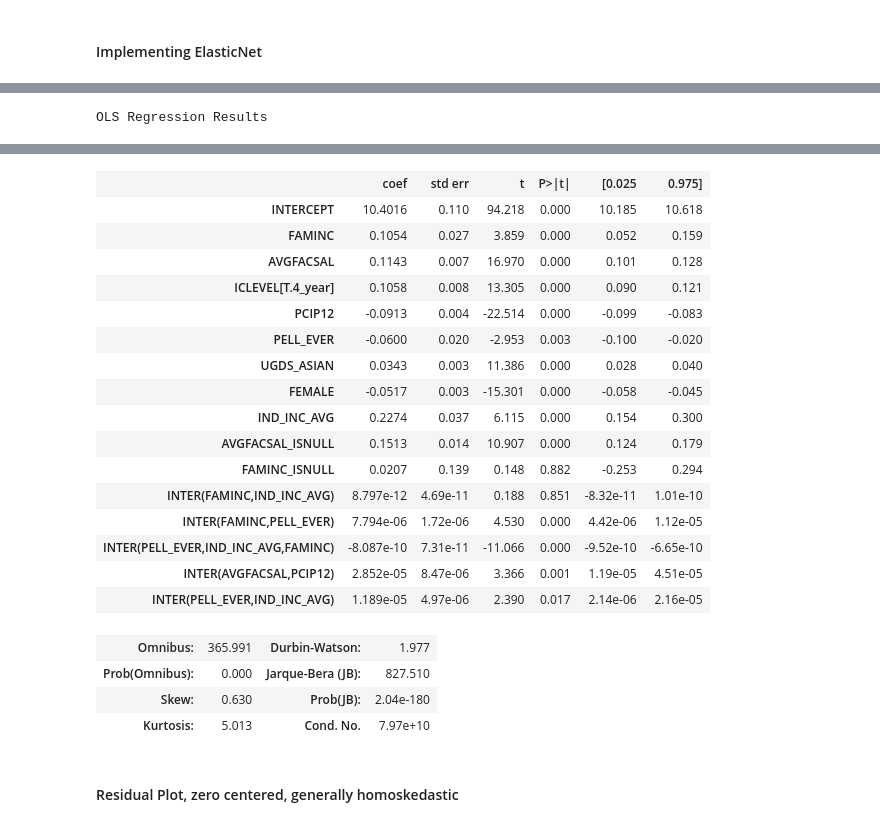
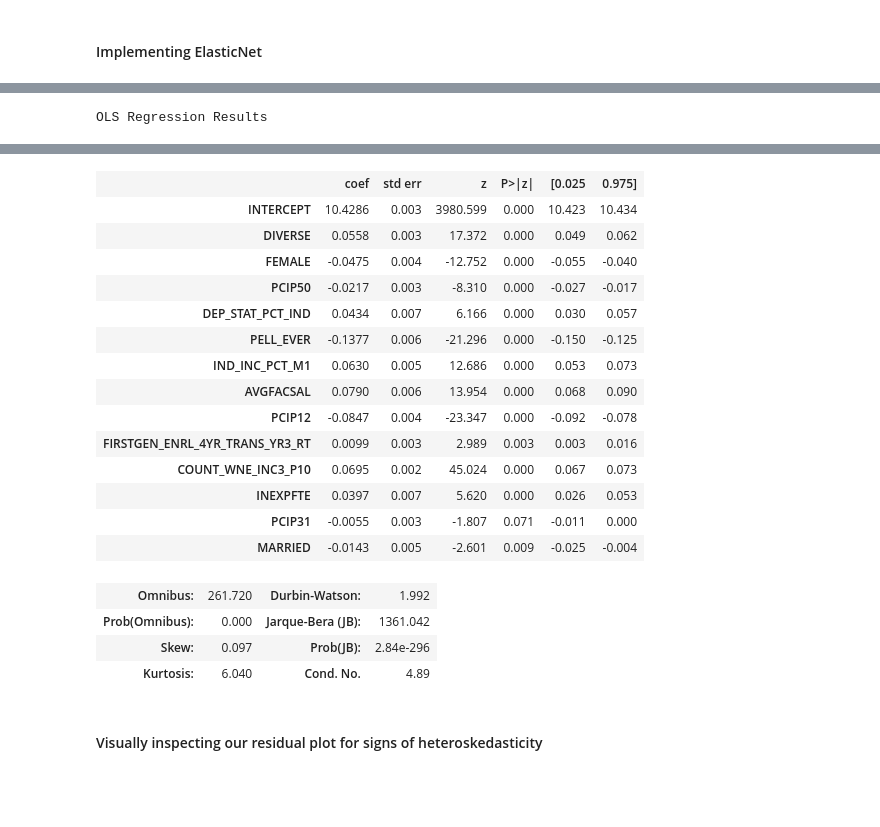
Before and after one commit to willtseng12/metis_projects_17, a Jupyter notebook: college_scorecard_project/college_scorecard_analysis.ipynb, the cells around one changed output, grey strips where cells are left out. Cells and saved outputs as stored; diff of their text form; code cells hidden in the pictures; blank space fills up the shorter version.

```diff
--- a/college_scorecard_project/college_scorecard_analysis.ipynb
+++ b/college_scorecard_project/college_scorecard_analysis.ipynb
@@ -540,0 +674,7 @@ MSE: 0.0145713061358
+# %%
+ada = AdaBoostRegressor(base_estimator=RandomForestRegressor(), n_estimators=100, loss= 'square', random_state=5555)
+ada.fit(X_train,y_train)
+
+print('Ada Boost')
+print('R2: ' + str(ada.score(X_valid,y_valid)))
+print('MSE: ' + str(sum((ada.predict(X_valid) - np.array(y_valid))**2)/len(y_valid)))
@@ -540,0 +689,7 @@ MSE: 0.0145713061358
+# %%
+gbr = GradientBoostingRegressor(n_estimators=300, learning_rate=0.1,random_state=5555)
+gbr.fit(X_train,y_train)
+
+print('XG Boost')
+print('R2: ' + str(gbr.score(X_valid,y_valid)))
+print('MSE: ' + str(sum((gbr.predict(X_valid) - np.array(y_valid))**2)/len(y_valid)))
@@ -541,6 +700,6 @@ MSE: 0.0145713061358
 # %%
-# top 20 most importan features
+# top 20 most important features from gbr
 
-feat_importance = sorted(list(zip(X.columns, rfr.feature_importances_)),key=lambda x : x[1], reverse=True)
-pprint(feat_importance[:19])
+feat_importance = sorted(list(zip(X.columns, gbr.feature_importances_)),key=lambda x : x[1], reverse=True)
+pprint(feat_importance[:20])
 # %% [output]
@@ -631,9 +858,8 @@ top20.insert(0,'INTERCEPT')
 # %%
-top20_cleaned = (multicollinearity_remover(
+top20_cleaned = multicollinearity_remover(
     standardize(X_train[top20],['PREDDEG','HIGHDEG','CONTOL','REGION','ICLEVEL','ISNULL','EARN','INTERCEPT']),
     y_train,
-    2,
-    ['FAMINC','AVGFACSAL',],
-    ['RET_FTL4','INC_PCT_M2','INC_PCT_H2','NOPELL_COMP_ORIG_YR8_RT','NOPELL_COMP_ORIG_YR4_RT','MALE_COMP_ORIG_YR8_RT']))
+    5, # VIF < 5 as cutoff
+    )
 # %%
 f, ax = plt.subplots(figsize=(15, 9))
@@ -659,6 +882,6 @@ regressor.insert(14,'INTER(AVGFACSAL,PCIP12)',X_train.AVGFACSAL*X_train.PCIP12,)
 # %%
-lr = sm.OLS(y_train, regressor)
-result = lr.fit()
+lr = sm.OLS(y_train, top20_cleaned)
+result = lr.fit(cov_type='HC0') # White's robust standard error
 result.summary()
 # %% [output]
 OLS Regression Results
@@ -674,23 +897,21 @@ OLS Regression Results
-|  | coef | std err | t | P>|t| | [0.025 | 0.975] |
-| INTERCEPT | 10.4016 | 0.110 | 94.218 | 0.000 | 10.185 | 10.618 |
-| FAMINC | 0.1054 | 0.027 | 3.859 | 0.000 | 0.052 | 0.159 |
-| AVGFACSAL | 0.1143 | 0.007 | 16.970 | 0.000 | 0.101 | 0.128 |
-| ICLEVEL[T.4_year] | 0.1058 | 0.008 | 13.305 | 0.000 | 0.090 | 0.121 |
-| PCIP12 | -0.0913 | 0.004 | -22.514 | 0.000 | -0.099 | -0.083 |
-| PELL_EVER | -0.0600 | 0.020 | -2.953 | 0.003 | -0.100 | -0.020 |
-| UGDS_ASIAN | 0.0343 | 0.003 | 11.386 | 0.000 | 0.028 | 0.040 |
-| FEMALE | -0.0517 | 0.003 | -15.301 | 0.000 | -0.058 | -0.045 |
-| IND_INC_AVG | 0.2274 | 0.037 | 6.115 | 0.000 | 0.154 | 0.300 |
-| AVGFACSAL_ISNULL | 0.1513 | 0.014 | 10.907 | 0.000 | 0.124 | 0.179 |
-| FAMINC_ISNULL | 0.0207 | 0.139 | 0.148 | 0.882 | -0.253 | 0.294 |
-| INTER(FAMINC,IND_INC_AVG) | 8.797e-12 | 4.69e-11 | 0.188 | 0.851 | -8.32e-11 | 1.01e-10 |
-| INTER(FAMINC,PELL_EVER) | 7.794e-06 | 1.72e-06 | 4.530 | 0.000 | 4.42e-06 | 1.12e-05 |
-| INTER(PELL_EVER,IND_INC_AVG,FAMINC) | -8.087e-10 | 7.31e-11 | -11.066 | 0.000 | -9.52e-10 | -6.65e-10 |
-| INTER(AVGFACSAL,PCIP12) | 2.852e-05 | 8.47e-06 | 3.366 | 0.001 | 1.19e-05 | 4.51e-05 |
-| INTER(PELL_EVER,IND_INC_AVG) | 1.189e-05 | 4.97e-06 | 2.390 | 0.017 | 2.14e-06 | 2.16e-05 |
+|  | coef | std err | z | P>|z| | [0.025 | 0.975] |
+| INTERCEPT | 10.4286 | 0.003 | 3980.599 | 0.000 | 10.423 | 10.434 |
+| DIVERSE | 0.0558 | 0.003 | 17.372 | 0.000 | 0.049 | 0.062 |
+| FEMALE | -0.0475 | 0.004 | -12.752 | 0.000 | -0.055 | -0.040 |
+| PCIP50 | -0.0217 | 0.003 | -8.310 | 0.000 | -0.027 | -0.017 |
+| DEP_STAT_PCT_IND | 0.0434 | 0.007 | 6.166 | 0.000 | 0.030 | 0.057 |
+| PELL_EVER | -0.1377 | 0.006 | -21.296 | 0.000 | -0.150 | -0.125 |
+| IND_INC_PCT_M1 | 0.0630 | 0.005 | 12.686 | 0.000 | 0.053 | 0.073 |
+| AVGFACSAL | 0.0790 | 0.006 | 13.954 | 0.000 | 0.068 | 0.090 |
+| PCIP12 | -0.0847 | 0.004 | -23.347 | 0.000 | -0.092 | -0.078 |
+| FIRSTGEN_ENRL_4YR_TRANS_YR3_RT | 0.0099 | 0.003 | 2.989 | 0.003 | 0.003 | 0.016 |
+| COUNT_WNE_INC3_P10 | 0.0695 | 0.002 | 45.024 | 0.000 | 0.067 | 0.073 |
+| INEXPFTE | 0.0397 | 0.007 | 5.620 | 0.000 | 0.026 | 0.053 |
+| PCIP31 | -0.0055 | 0.003 | -1.807 | 0.071 | -0.011 | 0.000 |
+| MARRIED | -0.0143 | 0.005 | -2.601 | 0.009 | -0.025 | -0.004 |
-| Omnibus: | 365.991 | Durbin-Watson: | 1.977 |
-| Prob(Omnibus): | 0.000 | Jarque-Bera (JB): | 827.510 |
-| Skew: | 0.630 | Prob(JB): | 2.04e-180 |
-| Kurtosis: | 5.013 | Cond. No. | 7.97e+10 |
+| Omnibus: | 261.720 | Durbin-Watson: | 1.992 |
+| Prob(Omnibus): | 0.000 | Jarque-Bera (JB): | 1361.042 |
+| Skew: | 0.097 | Prob(JB): | 2.84e-296 |
+| Kurtosis: | 6.040 | Cond. No. | 4.89 |
-# %% [markdown]
-#### Residual Plot, zero centered, generally homoskedastic
+# %% [markdown]
+#### Visually inspecting our residual plot for signs of heteroskedasticity
```
Also changed, not shown: parts of 90 cells of this notebook.
